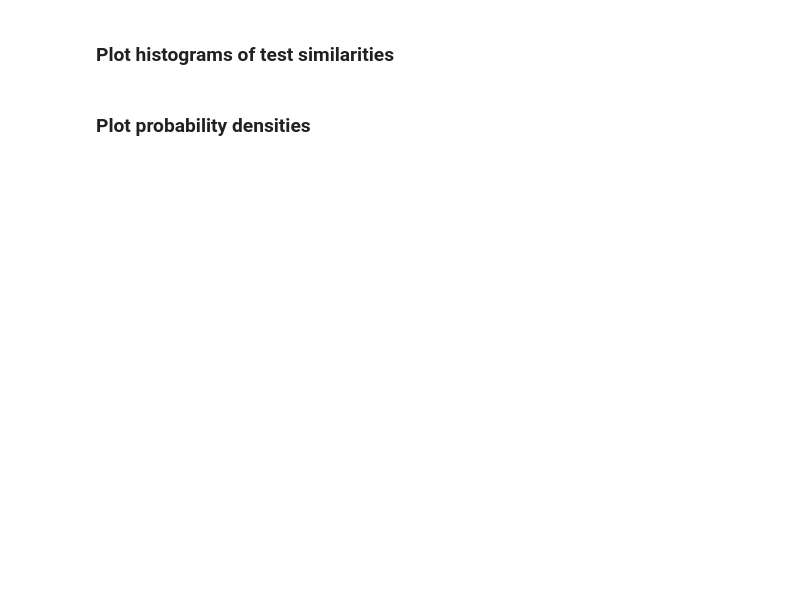
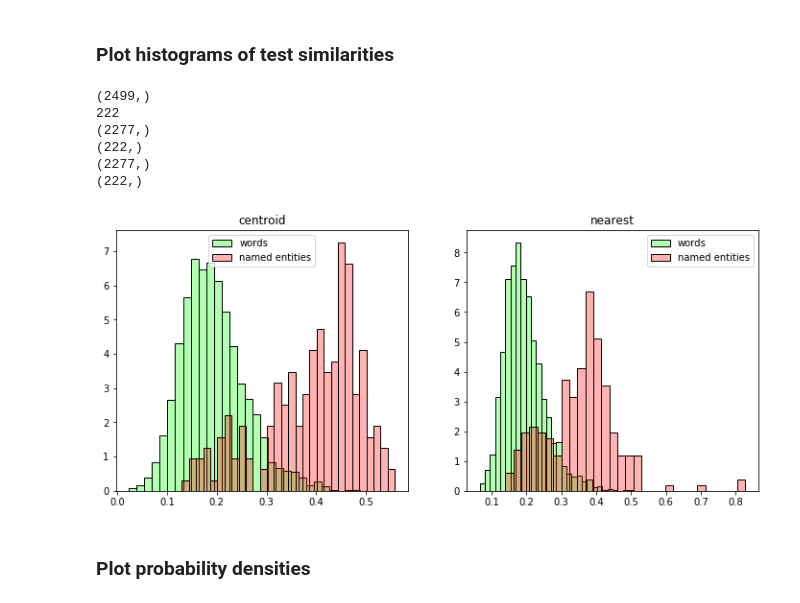
Before and after one commit to deeppavlov/fewshot_NER, a Jupyter notebook: notebooks/5-similarities_visualization_for_selected_ne_type.ipynb, the cells around one changed output. Drawn from its saved outputs; the diff is of its cells as text; code cells hidden in the pictures; blank space fills up the shorter version.

```diff
--- a/notebooks/5-similarities_visualization_for_selected_ne_type.ipynb
+++ b/notebooks/5-similarities_visualization_for_selected_ne_type.ipynb
@@ -512,29 +609,37 @@ display(HTML(get_colored_results_html(tokens_test_sim['nearest'][:10], calc_sim_
 # %%
 # tags_test_bin_flat = np.array(flatten_list(tags2binary(tags_test, symb=False))) # TODO: bag here
 # print(np.sum(np.array([1 if t == 1 else 0 for seq in tags2binary(tags_test, symb=False) for t in seq])))
 tags_test_bin_flat = np.array([1 if t == 'T' else 0 for seq in tags_test for t in seq])
-dif_tags = set()
-for seq in tags_test:
-    for t in seq:
-        dif_tags.add(t)
-print(dif_tags)
+# dif_tags = set()
+# for seq in tags_test:
+#     for t in seq:
+#         dif_tags.add(t)
+# print(dif_tags)
 print(tags_test_bin_flat.shape)
 print(np.sum(tags_test_bin_flat))
 sim_test_words = {}
 sim_test_ne = {}
 plt.figure(figsize=(12,5))
 for i, method in enumerate(['centroid', 'nearest']):
     sim_flat = np.array(flatten_sim(sim_list_test[method])['cosine'])
     sim_test_words[method] = sim_flat[tags_test_bin_flat == 0]
     sim_test_ne[method] = sim_flat[tags_test_bin_flat == 1]
     print(sim_test_words[method].shape)
     print(sim_test_ne[method].shape)
     plt.subplot(1, 2, i+1, title=method)
     plt.hist(sim_test_words[method], normed=True, color = 'green', edgecolor = 'black',
          bins = 30, label='words', fc=(0, 1, 0, 0.3))
     plt.hist(sim_test_ne[method], normed=True, color = 'red', edgecolor = 'black',
              bins = 30, label='named entities', fc=(1, 0, 0, 0.3))
     plt.legend()
+# %% [output]
+(2499,)
+222
+(2277,)
+(222,)
+(2277,)
+(222,)
+[figure, added]
 # %% [markdown]
 ### Plot probability densities
 # %%
```
Also changed, not shown: parts of 37 cells of this notebook.
